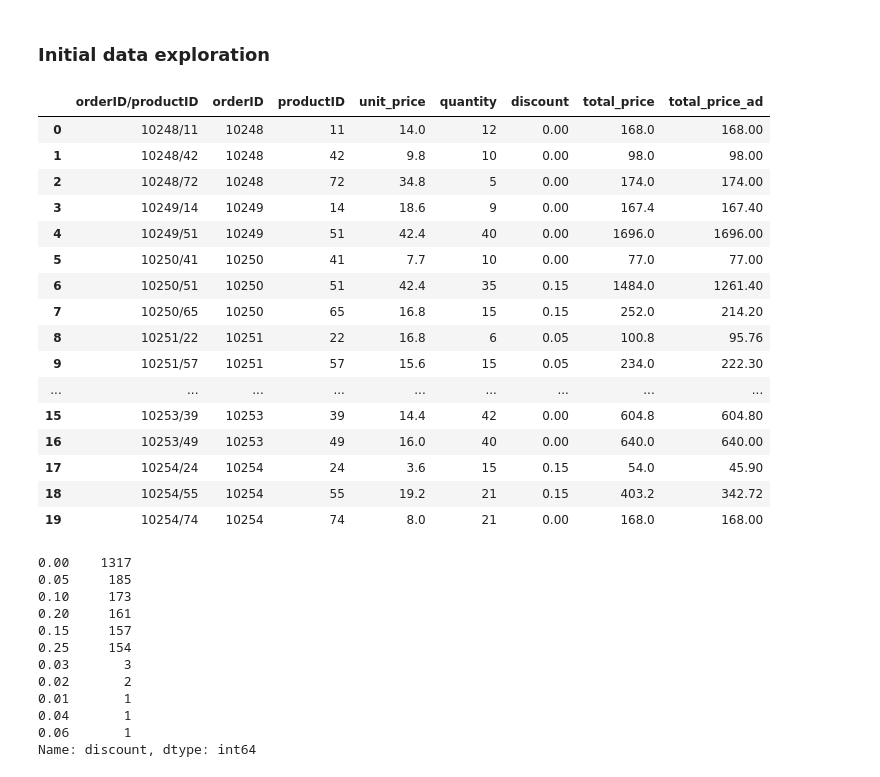
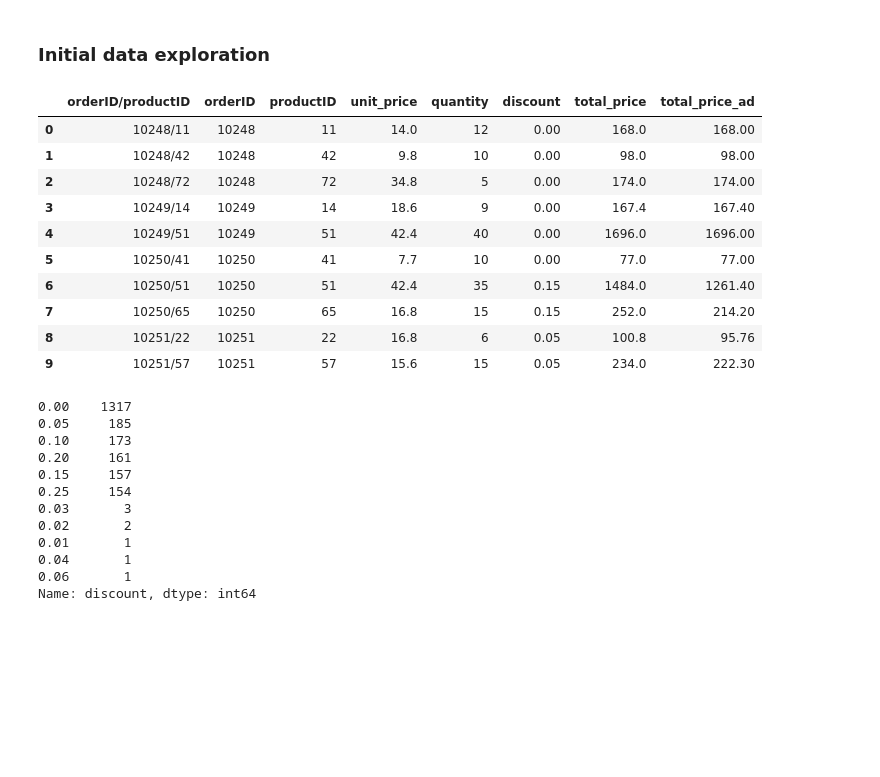
Before and after one commit to nikolholicka/Hypotesis_Testing_Northwind_Database, a Jupyter notebook: Hypotheses_Testing_Mod3_Project.ipynb, the cells around one changed output. Drawn from its saved outputs; the diff is of its cells as text; code cells hidden in the pictures; blank space fills up the shorter version.

```diff
--- a/Hypotheses_Testing_Mod3_Project.ipynb
+++ b/Hypotheses_Testing_Mod3_Project.ipynb
@@ -30,35 +30,29 @@ Image("Northwind_ERD_updated.png")
 # %%
 #SQL query
 order_detail = cur.execute('''SELECT * FROM OrderDetail;''').fetchall()
 
 #Creating Pandas DF with fetched data and renaming columns
 order_detail_df = pd.DataFrame(order_detail)
 order_detail_df.columns = ['orderID/productID','orderID','productID','unit_price','quantity','discount']
 
 #Crating a new column which calculates the total price of each product(quantity x price)
 order_detail_df['total_price'] = order_detail_df.apply(lambda row: row.unit_price * row.quantity, axis = 1)
 order_detail_df['total_price_ad'] = order_detail_df.apply(lambda row: row.total_price-(row.total_price * row.discount), axis = 1)
 
 
-order_detail_df.head(20)
+order_detail_df.head(10)
 # %% [output]
 |  | orderID/productID | orderID | productID | unit_price | quantity | discount | total_price | total_price_ad |
 | 0 | 10248/11 | 10248 | 11 | 14.0 | 12 | 0.00 | 168.0 | 168.00 |
 | 1 | 10248/42 | 10248 | 42 | 9.8 | 10 | 0.00 | 98.0 | 98.00 |
 | 2 | 10248/72 | 10248 | 72 | 34.8 | 5 | 0.00 | 174.0 | 174.00 |
 | 3 | 10249/14 | 10249 | 14 | 18.6 | 9 | 0.00 | 167.4 | 167.40 |
 | 4 | 10249/51 | 10249 | 51 | 42.4 | 40 | 0.00 | 1696.0 | 1696.00 |
 | 5 | 10250/41 | 10250 | 41 | 7.7 | 10 | 0.00 | 77.0 | 77.00 |
 | 6 | 10250/51 | 10250 | 51 | 42.4 | 35 | 0.15 | 1484.0 | 1261.40 |
 | 7 | 10250/65 | 10250 | 65 | 16.8 | 15 | 0.15 | 252.0 | 214.20 |
 | 8 | 10251/22 | 10251 | 22 | 16.8 | 6 | 0.05 | 100.8 | 95.76 |
 | 9 | 10251/57 | 10251 | 57 | 15.6 | 15 | 0.05 | 234.0 | 222.30 |
-| ... | ... | ... | ... | ... | ... | ... | ... | ... |
-| 15 | 10253/39 | 10253 | 39 | 14.4 | 42 | 0.00 | 604.8 | 604.80 |
-| 16 | 10253/49 | 10253 | 49 | 16.0 | 40 | 0.00 | 640.0 | 640.00 |
-| 17 | 10254/24 | 10254 | 24 | 3.6 | 15 | 0.15 | 54.0 | 45.90 |
-| 18 | 10254/55 | 10254 | 55 | 19.2 | 21 | 0.15 | 403.2 | 342.72 |
-| 19 | 10254/74 | 10254 | 74 | 8.0 | 21 | 0.00 | 168.0 | 168.00 |
 # %%
 order_detail_df.discount.value_counts()
 # %% [output]
```
Also changed, not shown: parts of 25 cells of this notebook.
